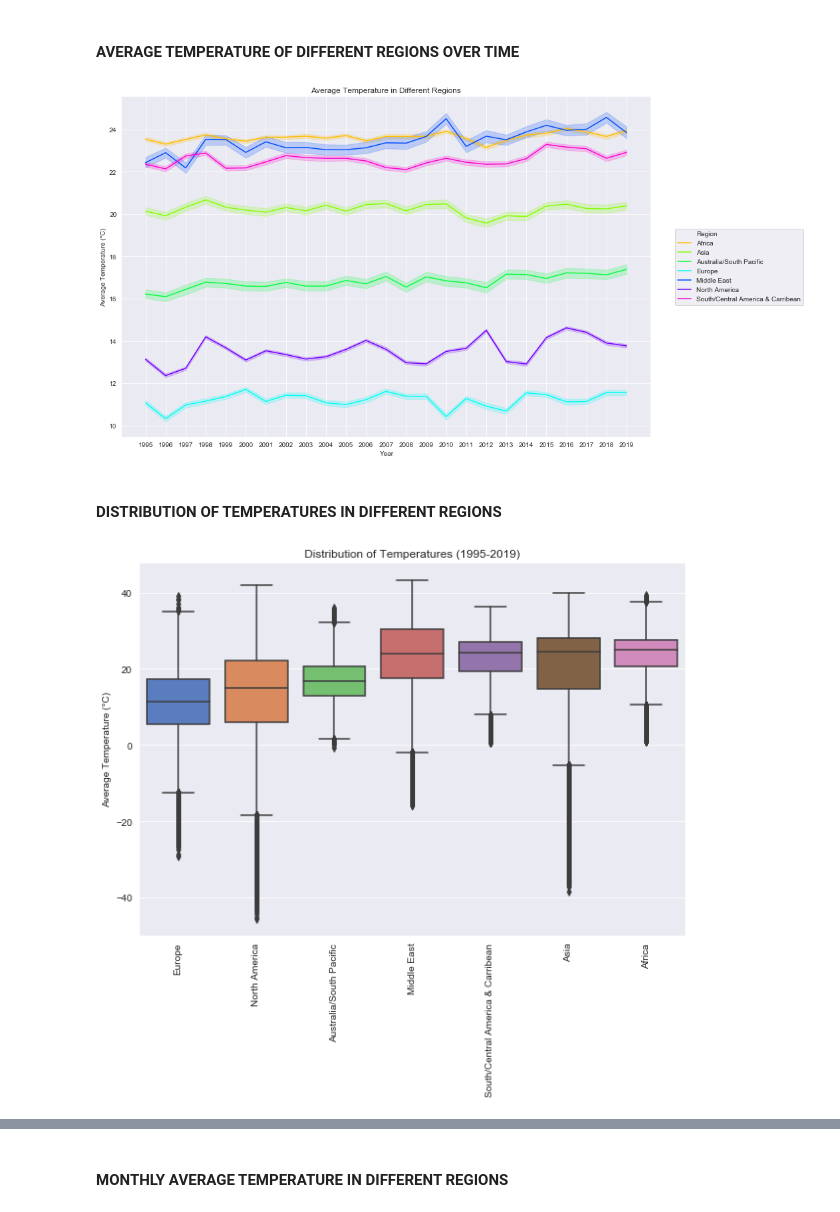
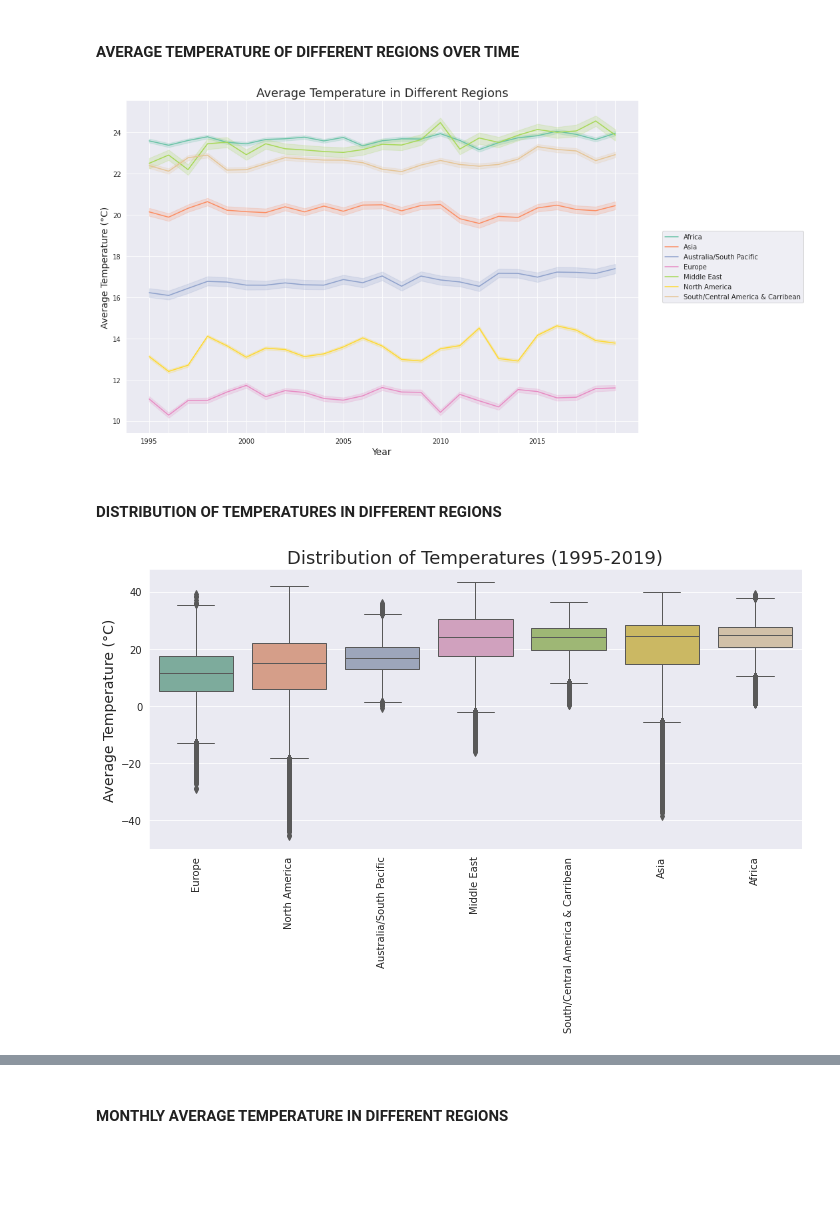
Before and after one commit to HeleneFabia/daily-temperatures-eda, a Jupyter notebook: daily-temperatures-eda.ipynb, the cells around one changed output, grey strips where cells are left out. Cells and saved outputs as stored; diff of their text form; code cells hidden in the pictures; blank space fills up the shorter version.

```diff
--- a/daily-temperatures-eda.ipynb
+++ b/daily-temperatures-eda.ipynb
@@ -296,17 +296,20 @@ s.style.background_gradient(cmap="RdBu_r")
 # %% [markdown]
 #### AVERAGE TEMPERATURE OF DIFFERENT REGIONS OVER TIME
 # %%
-f = plt.figure(figsize=(15,8))
-sns.lineplot(x = 'Year', y = 'AvgTempCelsius', hue = 'Region', data = df , palette='hsv')
-plt.title('Average Temperature in Different Regions')
-plt.ylabel('Average Temperature (°C)')
-plt.xlabel('Year')
-plt.xticks(range(1995,2020))
-plt.legend(loc='center left', bbox_to_anchor=(1.04, 0.5),ncol=1)
+f, ax = plt.subplots(figsize=(15,8))
+sns.lineplot(x='Year', y='AvgTempCelsius', hue='Region', data=df , palette='Set2')
+plt.title('Average Temperature in Different Regions', fontsize=18)
+plt.ylabel('Average Temperature (°C)', fontsize=14)
+plt.xlabel('Year', fontsize=14)
+plt.xticks(range(1995, 2020))
+plt.legend(loc='center left', bbox_to_anchor=(1.04, 0.5), ncol=1)
+for index, label in enumerate(ax.xaxis.get_ticklabels()):
+    if index % 5 != 0:
+        label.set_visible(False)
 plt.tight_layout()
 plt.show();
 # %% [output]
-[figure, old version]
+[figure, new version]
 # %% [markdown]
 #### DISTRIBUTION OF TEMPERATURES IN DIFFERENT REGIONS
 # %%
@@ -314,13 +317,15 @@ continents_avg_temp_month = df.groupby(['Region', 'Date'])['AvgTempCelsius'].mea
 # %%
 region_sorted = df.groupby('Region')['AvgTempCelsius'].median().sort_values().index
 
-with sns.color_palette("muted"):
+with sns.color_palette("Set2"):
     f, ax = plt.subplots(figsize=(10, 7))
-    sns.boxplot(data = df.sort_values("AvgTempCelsius"), x = 'Region', y = 'AvgTempCelsius', order = region_sorted)
-    plt.xticks(rotation = 90)
-    plt.title('Distribution of Temperatures (1995-2019)')
+    sns.boxplot(data=df.sort_values("AvgTempCelsius"), x='Region', y='AvgTempCelsius', order=region_sorted, saturation=0.5, linewidth=1)
+    plt.xticks(rotation=90)
+    plt.title('Distribution of Temperatures (1995-2019)', fontsize=18)
     plt.xlabel('')
-    plt.ylabel('Average Temperature (°C)')
+    plt.ylabel('Average Temperature (°C)', fontsize=14)
+    plt.tight_layout()
+    plt.show();
 # %% [output]
-[figure, old version]
+[figure, new version]
 # %%
```
Also changed, not shown: parts of 42 cells of this notebook.
